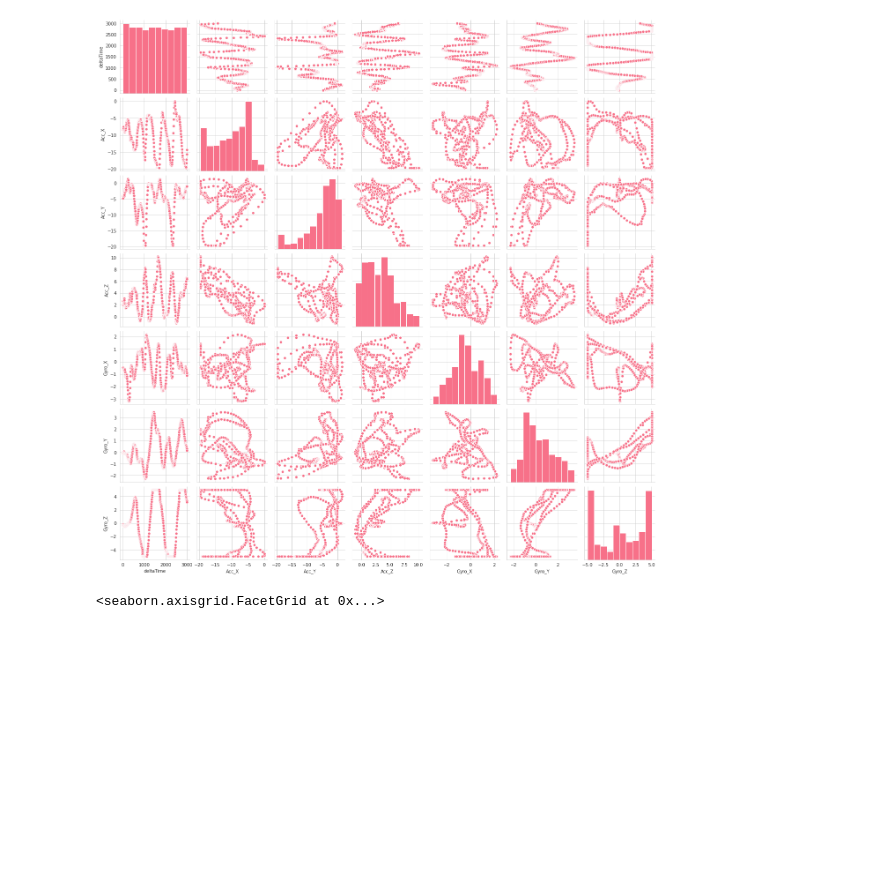
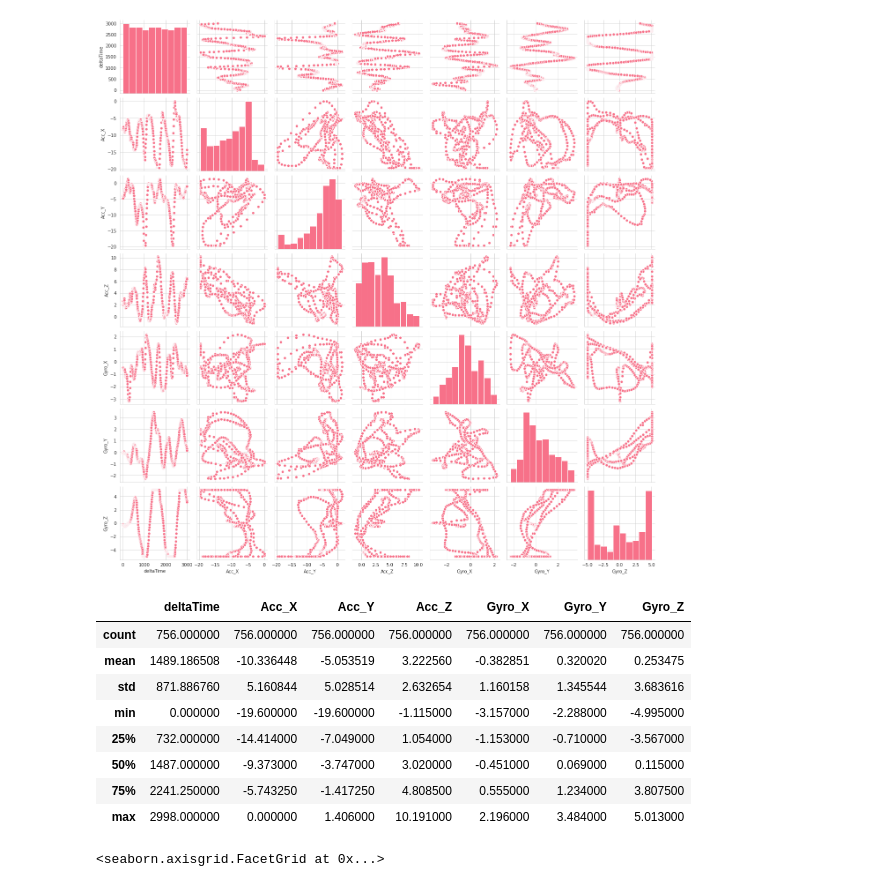
Before and after one commit to ATLTVHEAD/Atltvhead-Gesture-Recognition-Bracer, a Jupyter notebook: Jypter_Scripts/Data_Exploration.ipynb, the cells around one changed output. Saved outputs shown, nothing was run; the diff lists cells and outputs as text; code cells hidden in the pictures; blank space fills up the shorter version.

```diff
--- a/Jypter_Scripts/Data_Exploration.ipynb
+++ b/Jypter_Scripts/Data_Exploration.ipynb
@@ -80,6 +102,18 @@ speed_mode_pairplot = sb.pairplot(speed_mode)
 # %% [output]
 Number of samples: 756
 [figure]
+# %%
+speed_mode.describe()
+# %% [output]
+|  | deltaTime | Acc_X | Acc_Y | Acc_Z | Gyro_X | Gyro_Y | Gyro_Z |
+| count | 756.000000 | 756.000000 | 756.000000 | 756.000000 | 756.000000 | 756.000000 | 756.000000 |
+| mean | 1489.186508 | -10.336448 | -5.053519 | 3.222560 | -0.382851 | 0.320020 | 0.253475 |
+| std | 871.886760 | 5.160844 | 5.028514 | 2.632654 | 1.160158 | 1.345544 | 3.683616 |
+| min | 0.000000 | -19.600000 | -19.600000 | -1.115000 | -3.157000 | -2.288000 | -4.995000 |
+| 25% | 732.000000 | -14.414000 | -7.049000 | 1.054000 | -1.153000 | -0.710000 | -3.567000 |
+| 50% | 1487.000000 | -9.373000 | -3.747000 | 3.020000 | -0.451000 | 0.069000 | 0.115000 |
+| 75% | 2241.250000 | -5.743250 | -1.417250 | 4.808500 | 0.555000 | 1.234000 | 3.807500 |
+| max | 2998.000000 | 0.000000 | 1.406000 | 10.191000 | 2.196000 | 3.484000 | 5.013000 |
 # %%
 accel_speed_mode = speed_mode[['deltaTime', 'Acc_X', 'Acc_Y', 'Acc_Z']]
 accel_melted_speed_mode = accel_speed_mode.melt('deltaTime',var_name='Accel''s', value_name='Meters/Sec^2')
```
Also changed, not shown: parts of 7 cells of this notebook.
